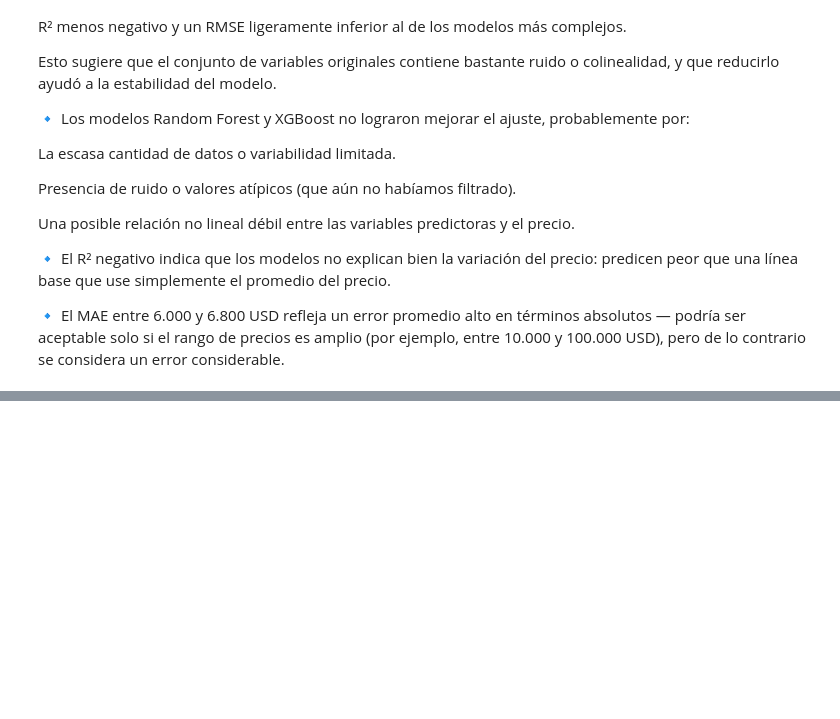
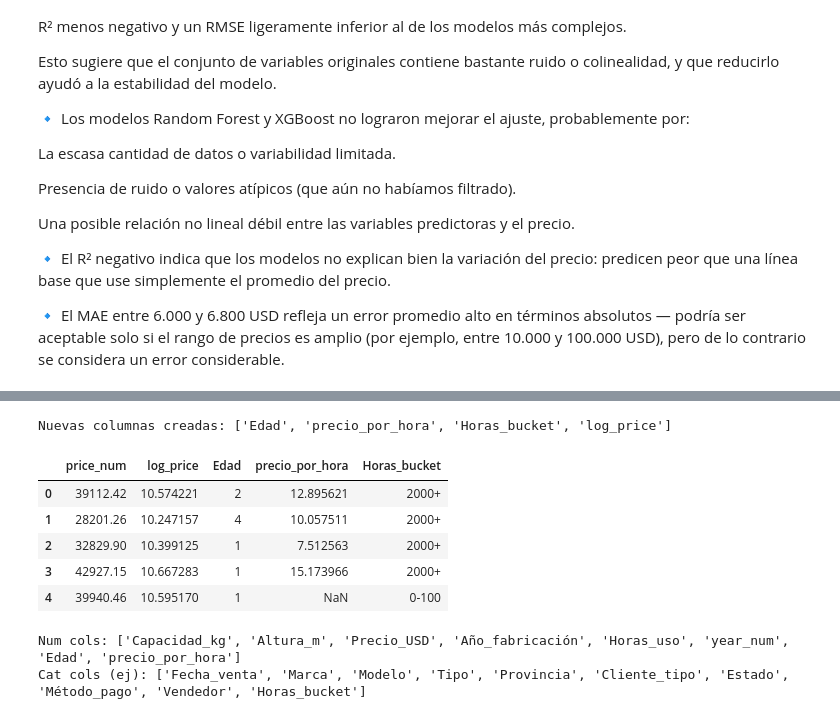
Before and after one commit to ameschini2206/Segunda-Entrega, a Jupyter notebook: ProyectoDS_ParteI_Alejandro_Meschini p2.ipynb, the cells around one changed output, grey strips where cells are left out. Drawn from its saved outputs; the diff is of its cells as text; code cells hidden in the pictures; blank space fills up the shorter version.

```diff
--- a/ProyectoDS_ParteI_Alejandro_Meschini p2.ipynb
+++ b/ProyectoDS_ParteI_Alejandro_Meschini p2.ipynb
@@ -685,0 +760,66 @@ Una posible relación no lineal débil entre las variables predictoras y el prec
+# %%
+dfc = df_clean.copy()
+
+# 1) Edad si existe año de fabricación
+year_cols = [c for c in dfc.columns if 'año' in c.lower() or 'ano' in c.lower() or 'fabricacion' in c.lower()]
+if year_cols:
+    ycol = year_cols[0]
+    # intentar parsear int
+    dfc['year_num'] = pd.to_numeric(dfc[ycol], errors='coerce')
+    current_year = pd.Timestamp.now().year
+    dfc['Edad'] = current_year - dfc['year_num']
+else:
+    # Si no hay año, no crear Edad
+    pass
+
+# 2) Precio por hora (si existe Horas_uso)
+hours_cols = [c for c in dfc.columns if 'hora' in c.lower() or 'hours' in c.lower()]
+if hours_cols:
+    hcol = hours_cols[0]
+    dfc[hcol] = pd.to_numeric(dfc[hcol], errors='coerce')
+    dfc['precio_por_hora'] = dfc['price_num'] / (dfc[hcol].replace(0, np.nan))
+else:
+    hcol = None
+
+# 3) Buckets de horas (si hay)
+if hcol:
+    dfc['Horas_bucket'] = pd.cut(dfc[hcol].fillna(0), bins=[-1,100,500,2000,1e9], labels=['0-100','101-500','501-2000','2000+'])
+
+# 4) Log precio (puede ayudar modelos)
+dfc['log_price'] = np.log1p(dfc['price_num'])
+
+# Mostrar columnas nuevas
+print("Nuevas columnas creadas:", [c for c in ['Edad','precio_por_hora','Horas_bucket','log_price'] if c in dfc.columns])
+dfc.head()[['price_num','log_price','Edad','precio_por_hora','Horas_bucket']].head()
+# %% [output]
+Nuevas columnas creadas: ['Edad', 'precio_por_hora', 'Horas_bucket', 'log_price']
+|  | price_num | log_price | Edad | precio_por_hora | Horas_bucket |
+| 0 | 39112.42 | 10.574221 | 2 | 12.895621 | 2000+ |
+| 1 | 28201.26 | 10.247157 | 4 | 10.057511 | 2000+ |
+| 2 | 32829.90 | 10.399125 | 1 | 7.512563 | 2000+ |
+| 3 | 42927.15 | 10.667283 | 1 | 15.173966 | 2000+ |
+| 4 | 39940.46 | 10.595170 | 1 | NaN | 0-100 |
+# %%
+# Definir X e y (usar price_num como target)
+y = dfc['price_num']
+# Excluir columnas claramente no predictivas
+exclude = ['price_num','log_price','ID_venta','ID','Id','Id_venta']  # ajustá si hay otras IDs
+X = dfc.drop(columns=[c for c in exclude if c in dfc.columns])
+
+# Detectar num y cat
+num_cols = X.select_dtypes(include=['int64','float64']).columns.tolist()
+cat_cols = X.select_dtypes(include=['object','category']).columns.tolist()
+
+# eliminar columnas con demasiados valores únicos (IDs encubiertos)
+high_card = [c for c in cat_cols if X[c].nunique() > 0.8 * len(X)]
+if high_card:
+    print("Columns high-cardinality (drop):", high_card)
+    for c in high_card:
+        X = X.drop(columns=[c])
+    cat_cols = [c for c in cat_cols if c not in high_card]
+
+print("Num cols:", num_cols)
+print("Cat cols (ej):", cat_cols[:30])
+# %% [output]
+Num cols: ['Capacidad_kg', 'Altura_m', 'Precio_USD', 'Año_fabricación', 'Horas_uso', 'year_num', 'Edad', 'precio_por_hora']
+Cat cols (ej): ['Fecha_venta', 'Marca', 'Modelo', 'Tipo', 'Provincia', 'Cliente_tipo', 'Estado', 'Método_pago', 'Vendedor', 'Horas_bucket']
```
Also changed, not shown: parts of 8 cells of this notebook.
